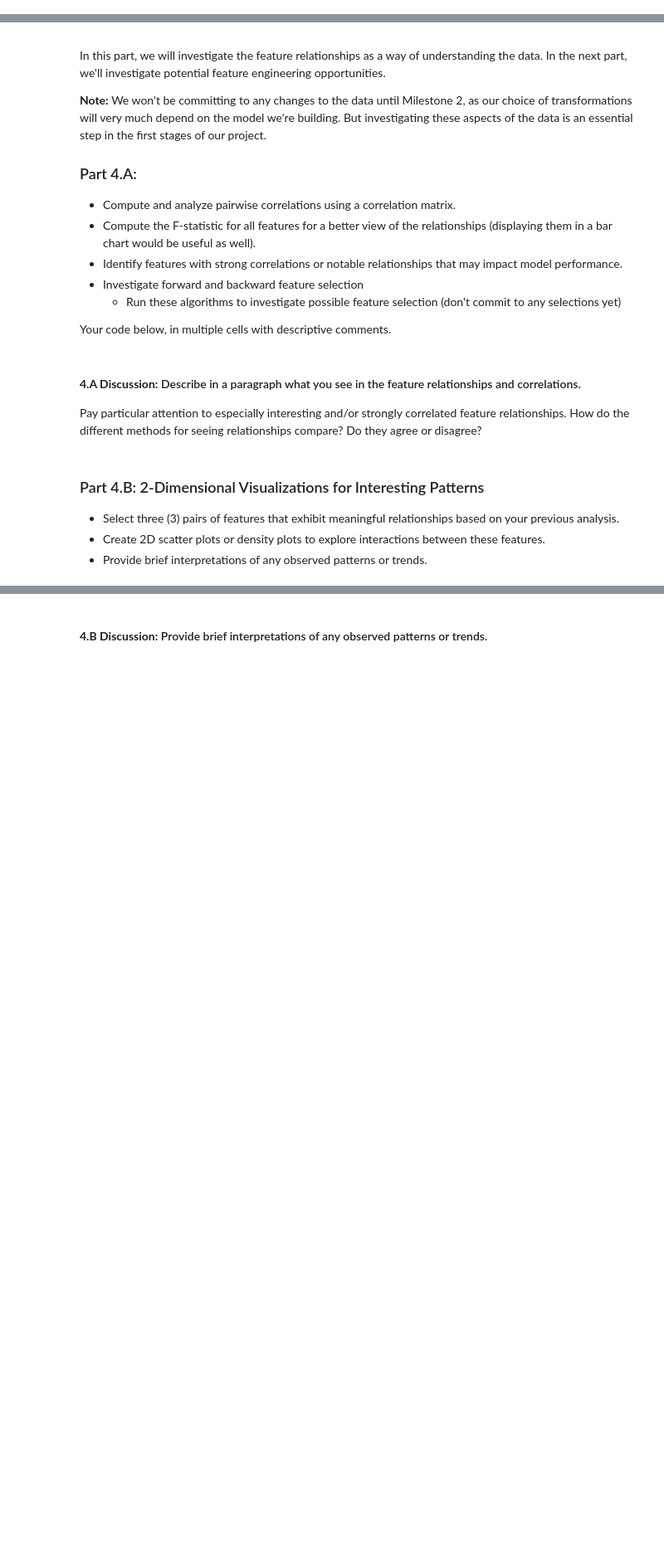
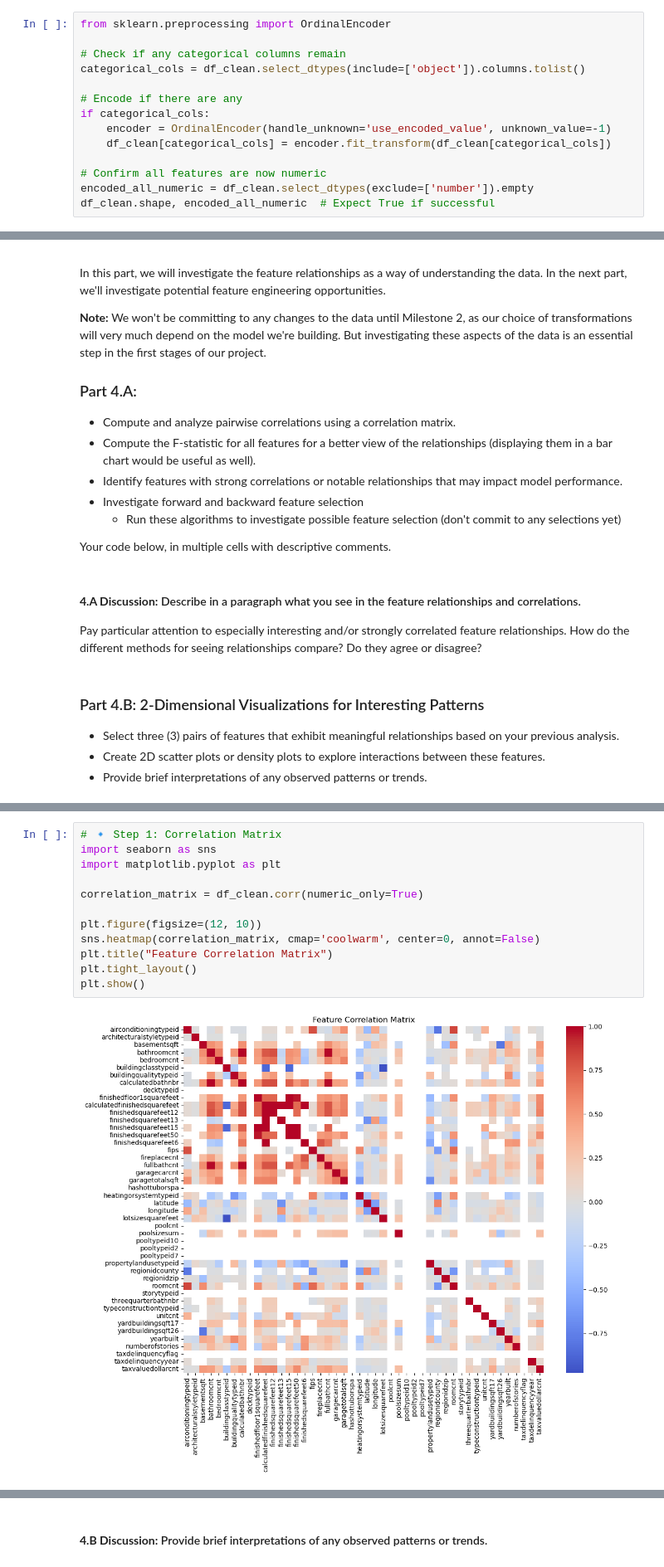
Before and after one commit to tetianakravchuk/MilestoneOneMachineLearning, a Jupyter notebook: Milestone_01.ipynb, the cells around one changed output, grey strips where cells are left out. Shown at 83% size. Saved outputs shown, nothing was run; the diff lists cells and outputs as text; blank space fills up the shorter version.

```diff
--- a/Milestone_01.ipynb
+++ b/Milestone_01.ipynb
@@ -405,3 +530,17 @@ Review the methods for imputation in **Appendix 2** and choose how you will impu
 ### 3.E: Encode the Categorical Features (if any)
 
 You may not have any categorical features. If you do, encode them in the next step. No discussion is necessary.
+# %%
+from sklearn.preprocessing import OrdinalEncoder
+
+# Check if any categorical columns remain
+categorical_cols = df_clean.select_dtypes(include=['object']).columns.tolist()
+
+# Encode if there are any
+if categorical_cols:
+    encoder = OrdinalEncoder(handle_unknown='use_encoded_value', unknown_value=-1)
+    df_clean[categorical_cols] = encoder.fit_transform(df_clean[categorical_cols])
+
+# Confirm all features are now numeric
+encoded_all_numeric = df_clean.select_dtypes(exclude=['number']).empty
+df_clean.shape, encoded_all_numeric  # Expect True if successful
@@ -433,0 +579,14 @@ Pay particular attention to especially interesting and/or strongly correlated fe
+# %%
+# 🔹 Step 1: Correlation Matrix
+import seaborn as sns
+import matplotlib.pyplot as plt
+
+correlation_matrix = df_clean.corr(numeric_only=True)
+
+plt.figure(figsize=(12, 10))
+sns.heatmap(correlation_matrix, cmap='coolwarm', center=0, annot=False)
+plt.title("Feature Correlation Matrix")
+plt.tight_layout()
+plt.show()
+# %% [output]
+[figure, added]
```
Also changed, not shown: parts of 22 cells of this notebook.
